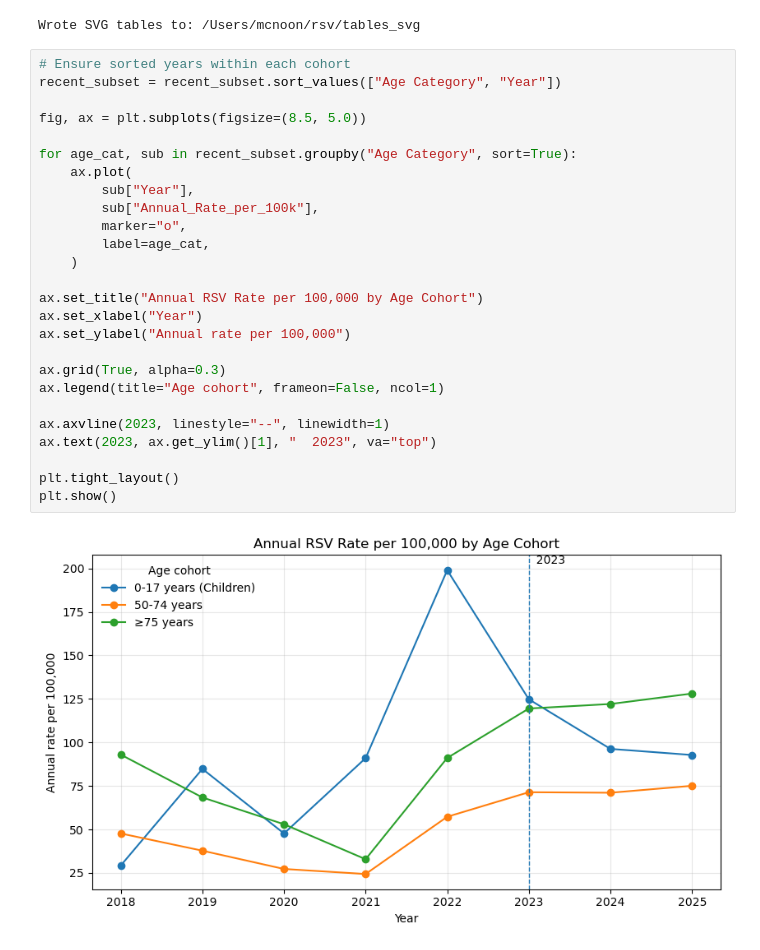
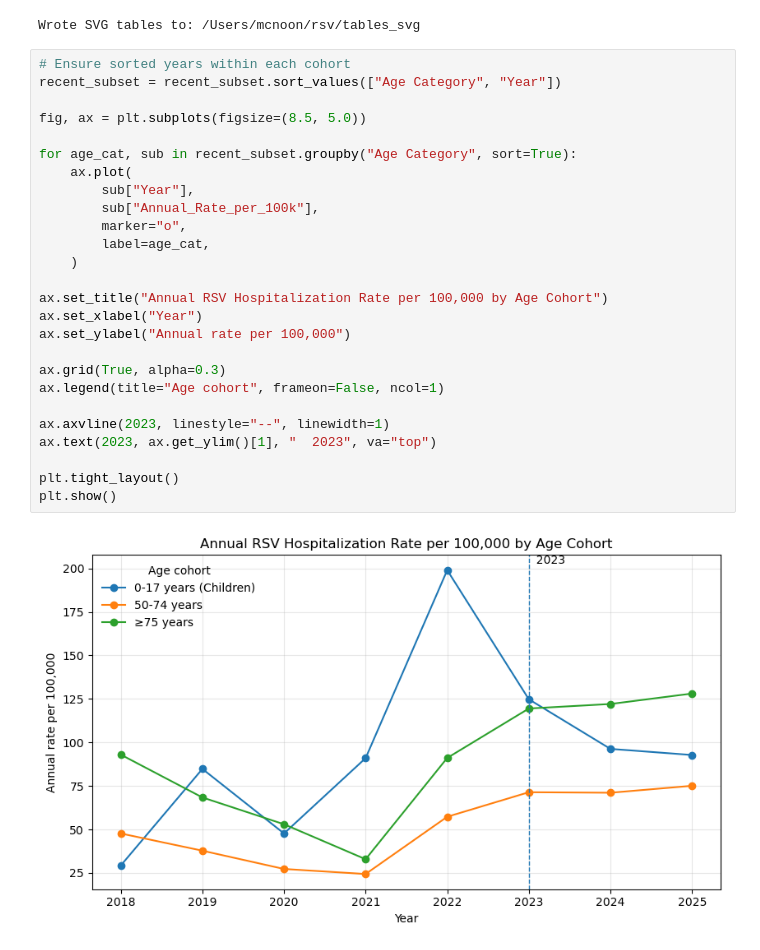
Before and after one commit to saarantras/rsv, a Jupyter notebook: hospitalization_analysis.ipynb, the cells around one changed output. Saved outputs shown, nothing was run; the diff lists cells and outputs as text.

Commit message:
fixed plot title

```diff
--- a/hospitalization_analysis.ipynb
+++ b/hospitalization_analysis.ipynb
@@ -316,28 +317,28 @@ Wrote SVG tables to: /Users/mcnoon/rsv/tables_svg
 # %%
 # Ensure sorted years within each cohort
 recent_subset = recent_subset.sort_values(["Age Category", "Year"])
 
 fig, ax = plt.subplots(figsize=(8.5, 5.0))
 
 for age_cat, sub in recent_subset.groupby("Age Category", sort=True):
     ax.plot(
         sub["Year"],
         sub["Annual_Rate_per_100k"],
         marker="o",
         label=age_cat,
     )
 
-ax.set_title("Annual RSV Rate per 100,000 by Age Cohort")
+ax.set_title("Annual RSV Hospitalization Rate per 100,000 by Age Cohort")
 ax.set_xlabel("Year")
 ax.set_ylabel("Annual rate per 100,000")
 
 ax.grid(True, alpha=0.3)
 ax.legend(title="Age cohort", frameon=False, ncol=1)
 
 ax.axvline(2023, linestyle="--", linewidth=1)
 ax.text(2023, ax.get_ylim()[1], "  2023", va="top")
 
 plt.tight_layout()
 plt.show()
 # %% [output]
-[figure, old version]
+[figure, new version]
```
Also changed, not shown: parts of 1 cell of this notebook, 3 other files.
